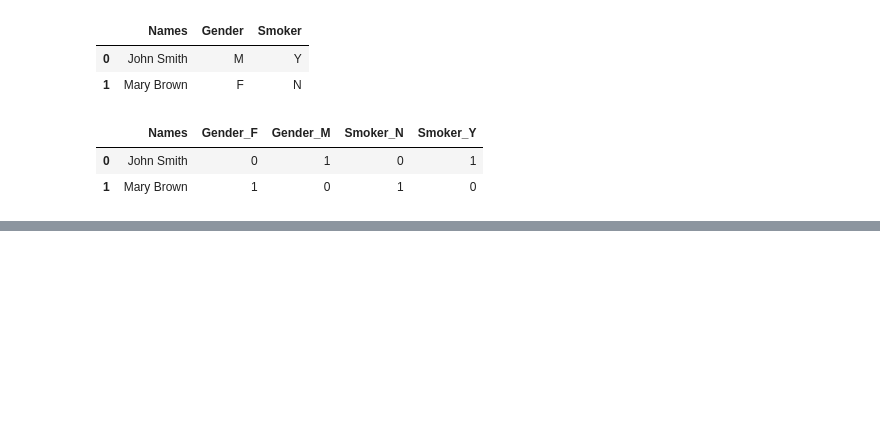
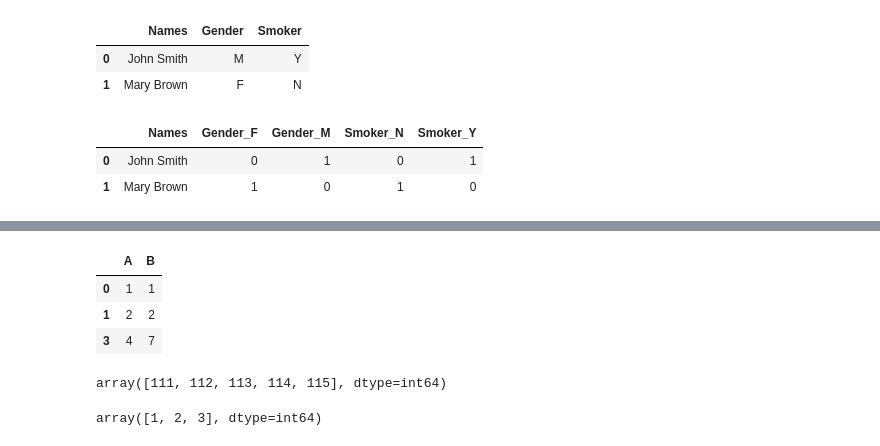
Before and after one commit to antonioIannotta/python-tutorial, a Jupyter notebook: pandas/Pandas.ipynb, the cells around one changed output, grey strips where cells are left out. Saved outputs shown, nothing was run; the diff lists cells and outputs as text; code cells hidden in the pictures; blank space fills up the shorter version.

```diff
--- a/pandas/Pandas.ipynb
+++ b/pandas/Pandas.ipynb
@@ -241,0 +252,18 @@ df_with_dummies
+# %%
+df.drop_duplicates(subset=['A'])
+# %% [output]
+|  | A | B |
+| 0 | 1 | 1 |
+| 1 | 2 | 2 |
+| 3 | 4 | 7 |
+# %%
+id_numbers = pd.Series([111, 112, 113, 114, 115, 112, 115, 113])
+id_numbers.nunique()
+id_numbers.unique()
+# %% [output]
+array([111, 112, 113, 114, 115], dtype=int64)
+# %%
+df = pd.DataFrame({"A": [1, 1, 2, 3, 1], "B": [5, 3, 2, 7, 8]})
+df["A"].unique()
+# %% [output]
+array([1, 2, 3], dtype=int64)
```
Also changed, not shown: parts of 8 cells of this notebook.
